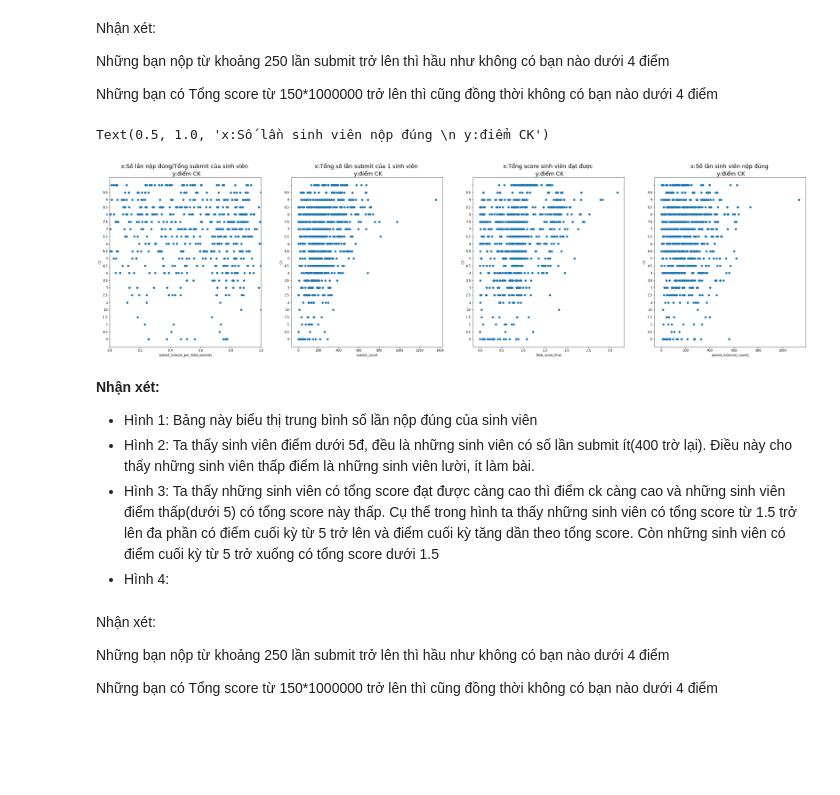
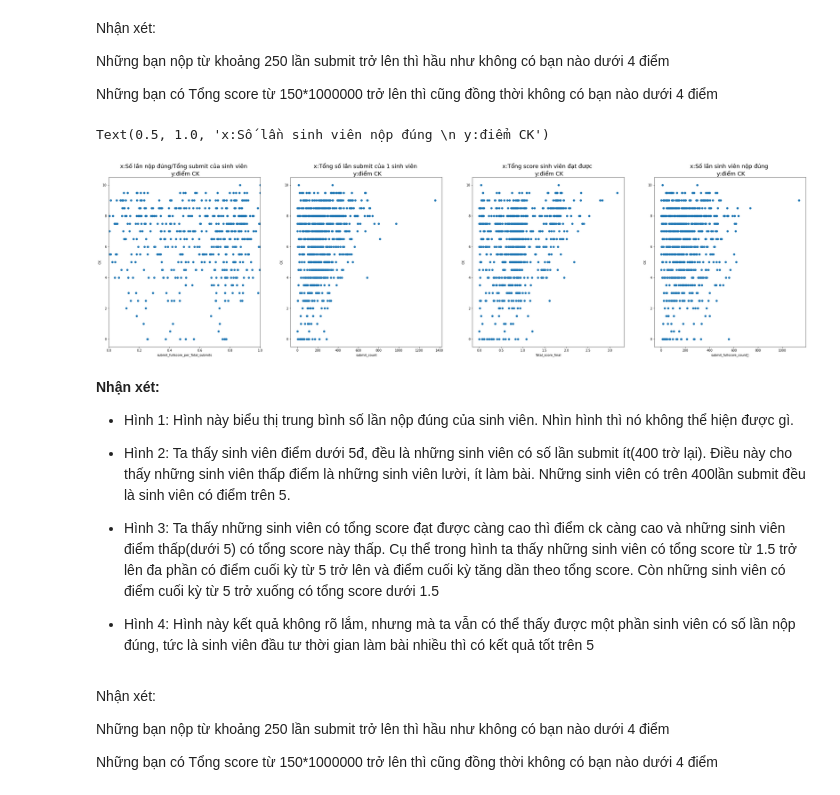
Before and after one commit to hohaithuy/CS114.L22.KHCL, a Jupyter notebook: Assignments/Assignments4/Dudoaniemcuoiky2.ipynb, the cells around one changed output. Cells and saved outputs as stored; diff of their text form; code cells hidden in the pictures; blank space fills up the shorter version.

Commit message:
Được tạo bằng Colaboratory

```diff
--- a/Assignments/Assignments4/Dudoaniemcuoiky2.ipynb
+++ b/Assignments/Assignments4/Dudoaniemcuoiky2.ipynb
@@ -382,6 +382,6 @@ time_1=engine_time.execute("SELECT AVG(time_to_solve_a_problem) FROM user_time
 time_1=[i[0] for i in time_1]
 # %%
 df_main = pd.DataFrame(list(zip(l0,l1, l2,l3,l4,l5,l6,time_1)),
-               columns =['user_id','problem_solved', 'problem_tries','submit_count','AVeraGe_coefficient','Total_score_final','submit_fullscore_count','average_time_to_solve'])
+               columns =['user_id','problem_solved', 'problem_tries','submit_count','Average_coefficient','Total_score_final','submit_fullscore_count','average_time_to_solve'])
 df_main.head(15)
 # %% [output]
@@ -409,7 +409,7 @@ df_main['problem_solved_per_tries'] = df_main['problem_solved'] / df_main['probl
 df_main['problem_tries_per_submit_count'] = 1 / (df_main['problem_tries'] / df_main['submit_count'])
 # %%
 #Số lần nộp đúng/ Tổng số submissions:
-df_main['submit_fullsore_per_Total_submits'] = df_main['submit_fullscore_count'] / df_main['submit_count']
+df_main['submit_fullscore_per_Total_submits'] = df_main['submit_fullscore_count'] / df_main['submit_count']
 # %%
 df_main.head(15)
 # %% [output]
@@ -505,5 +505,8 @@ memory usage: 129.9+ KB
 # %%
 # Loại bỏ những dòng có giá trị NA và sắp xếp điểm Ck tăng dần
 data_finally = data_final.dropna().sort_values(by = 'CK')
-data_finally.head(15)
+data_finally['CK'] = data_finally['CK'].apply(pd.to_numeric, errors='coerce') #Chuyển CK về dạng float
+missing_data = data_finally.loc[data_finally['CK'].isna()]
+data_finally = data_finally.dropna()
+data_finally.head(5)
 # %% [output]
@@ -565,32 +561,35 @@ Những bạn có Tổng score từ 150*1000000 trở lên thì cũng đồng th
 # %%
 fig, (ax1,ax2,ax3,ax4) = plt.subplots(1, 4, figsize = (40, 10))
 
-ax1.scatter(data_finally['submit_fullsore_per_Total_submits'].values, data_finally['CK'].values)
-ax1.set(xlabel = 'submit_fullsore_per_Total_submits', ylabel = 'CK')
+ax1.scatter(data_finally['submit_fullscore_per_Total_submits'].values, data_finally['CK'].values)
+ax1.set(xlabel = 'submit_fullscore_per_Total_submits', ylabel = 'CK')
 ax1.set_xlim(0,1)
 ax1.set_title('x:Số lần nộp đúng/Tổng submit của sinh viên \n y:điểm CK',fontsize=18)
 
 ax2.scatter(data_finally['submit_count'].values, data_finally['CK'].values)
 ax2.set(xlabel = 'submit_count', ylabel = 'CK')
 ax2.set_title('x:Tổng số lần submit của 1 sinh viên \n y:điểm CK',fontsize=18)
 
 ax3.scatter(data_finally['Total_score_final'].values/1000000, data_finally['CK'].values)
 ax3.set(xlabel = 'Total_score_final', ylabel = 'CK')
 ax3.set_title('x:Tổng score sinh viên đạt được \n y:điểm CK',fontsize=18)
 
 ax4.scatter(data_finally['submit_fullscore_count'].values, data_finally['CK'].values)
 ax4.set(xlabel = 'submit_fullscore_count	', ylabel = 'CK')
 ax4.set_title('x:Số lần sinh viên nộp đúng \n y:điểm CK',fontsize=18)
 # %% [output]
 Text(0.5, 1.0, 'x:Số lần sinh viên nộp đúng \n y:điểm CK')
-[figure, old version]
+[figure, new version]
 # %% [markdown]
 **Nhận xét:**
 
-- Hình 1: Bảng này biểu thị trung bình số lần nộp đúng của sinh viên
-- Hình 2: Ta thấy sinh viên điểm dưới 5đ, đều là những sinh viên có số lần submit ít(400 trờ lại). Điều này cho thấy những sinh viên thấp điểm là những sinh viên lười, ít làm bài.
+- Hình 1: Hình này biểu thị trung bình số lần nộp đúng của sinh viên. Nhìn hình thì nó không thể hiện được gì.
+
+- Hình 2: Ta thấy sinh viên điểm dưới 5đ, đều là những sinh viên có số lần submit ít(400 trờ lại). Điều này cho thấy những sinh viên thấp điểm là những sinh viên lười, ít làm bài. Những sinh viên có trên 400lần submit đều là sinh viên có điểm trên 5.
+
 - Hình 3: Ta thấy những sinh viên có tổng score đạt được càng cao thì điểm ck càng cao và những sinh viên điểm thấp(dưới 5) có tổng score này thấp. Cụ thể trong hình ta thấy những sinh viên có tổng score từ 1.5 trở lên đa phần có điểm cuối kỳ từ 5 trở lên và điểm cuối kỳ tăng dần theo tổng score. Còn những sinh viên có điểm cuối kỳ từ 5 trở xuống có tổng score dưới 1.5
-- Hình 4:
+
+- Hình 4:  Hình này kết quả không rõ lắm, nhưng mà ta vẫn có thể thấy được một phần sinh viên có số lần nộp đúng, tức là sinh viên đầu tư thời gian làm bài nhiều thì có kết quả tốt trên 5
 # %% [markdown]
 Nhận xét:
 
```
Also changed, not shown: parts of 19 cells of this notebook.
